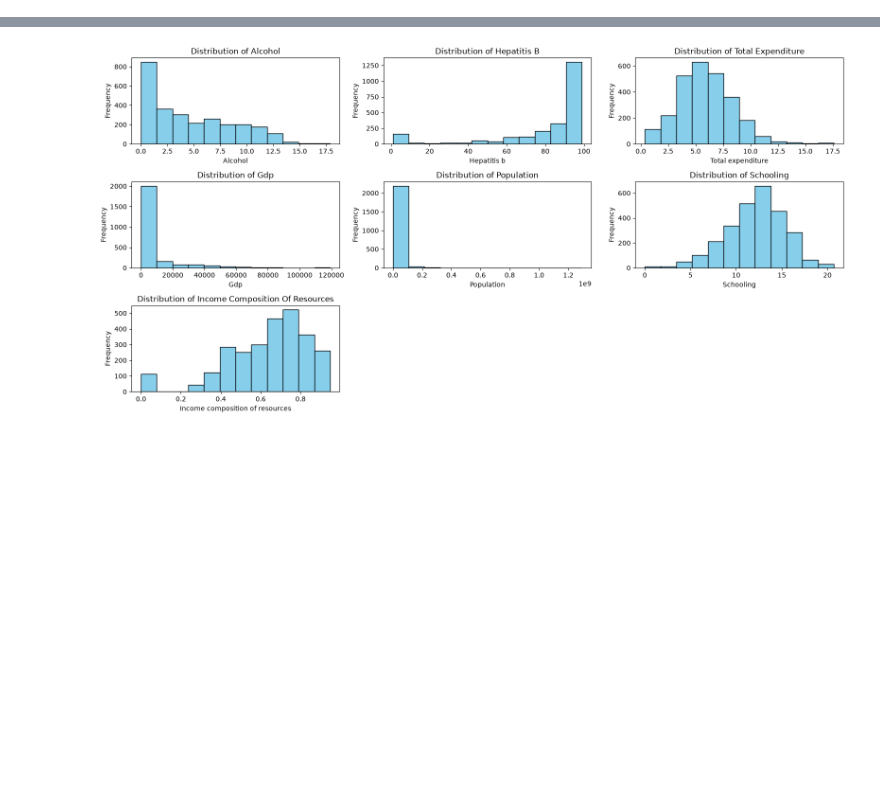
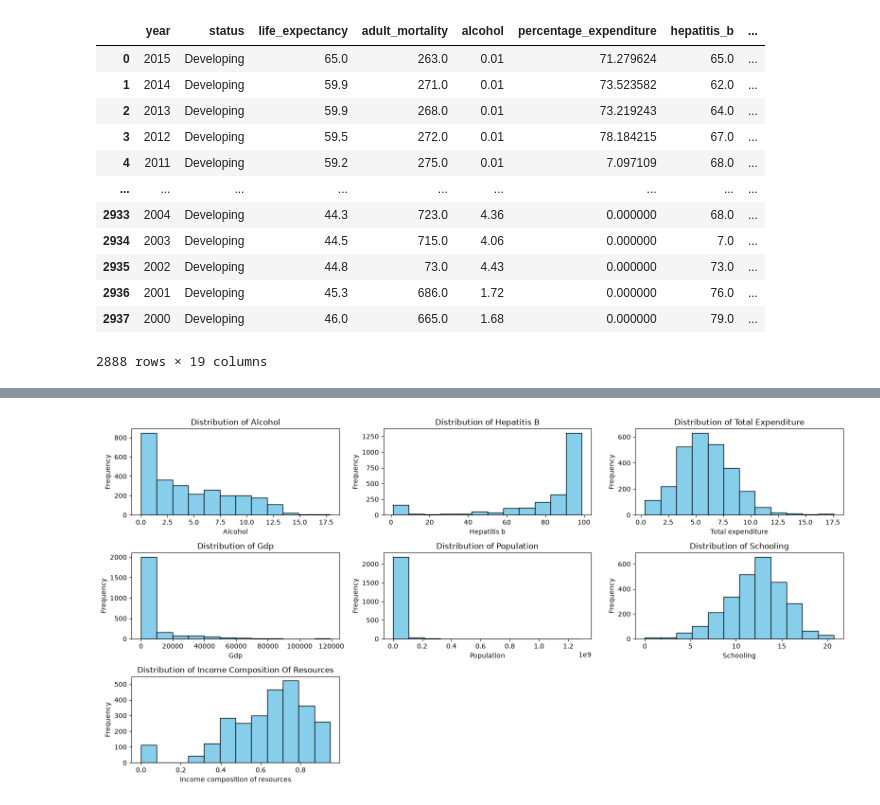
Before and after one commit to Oluwatomilola-Affar/Predictive-Modeling-of-Global-Life-Expectancy, a Jupyter notebook: expectancy.ipynb, the cells around one changed output, grey strips where cells are left out. Drawn from its saved outputs; the diff is of its cells as text; code cells hidden in the pictures; blank space fills up the shorter version.

```diff
--- a/expectancy.ipynb
+++ b/expectancy.ipynb
@@ -18,12 +18,27 @@ imp_median_col = ["hepatitis_b", "schooling"]
 # %%
 data = (
     pd.read_csv("life_expectancy_data.csv")
     .rename(columns= lambda col: col.strip().lower().replace(" ", "_").replace("-", "_").replace("thinness_1_19_years", "thinness_10_19_years"))
     .dropna(subset = drop_columns, how = "any")
     .assign(avg_thinness = lambda x : x[["thinness_10_19_years", "thinness_5_9_years"]].mean(axis = 1))
     .drop(columns = ["infant_deaths", "country", "thinness_10_19_years", "thinness_5_9_years"]) #Feature Engineering
 )
+pd.set_option("display.max_columns", None)
 data
+# %% [output]
+|  | year | status | life_expectancy | adult_mortality | alcohol | percentage_expenditure | hepatitis_b | ... |
+| 0 | 2015 | Developing | 65.0 | 263.0 | 0.01 | 71.279624 | 65.0 | ... |
+| 1 | 2014 | Developing | 59.9 | 271.0 | 0.01 | 73.523582 | 62.0 | ... |
+| 2 | 2013 | Developing | 59.9 | 268.0 | 0.01 | 73.219243 | 64.0 | ... |
+| 3 | 2012 | Developing | 59.5 | 272.0 | 0.01 | 78.184215 | 67.0 | ... |
+| 4 | 2011 | Developing | 59.2 | 275.0 | 0.01 | 7.097109 | 68.0 | ... |
+| ... | ... | ... | ... | ... | ... | ... | ... | ... |
+| 2933 | 2004 | Developing | 44.3 | 723.0 | 4.36 | 0.000000 | 68.0 | ... |
+| 2934 | 2003 | Developing | 44.5 | 715.0 | 4.06 | 0.000000 | 7.0 | ... |
+| 2935 | 2002 | Developing | 44.8 | 73.0 | 4.43 | 0.000000 | 73.0 | ... |
+| 2936 | 2001 | Developing | 45.3 | 686.0 | 1.72 | 0.000000 | 76.0 | ... |
+| 2937 | 2000 | Developing | 46.0 | 665.0 | 1.68 | 0.000000 | 79.0 | ... |
+2888 rows × 19 columns
 # %%
 missing_data = data.isnull().sum()
 total_obv = data.shape[0]
```
Also changed, not shown: parts of 12 cells of this notebook.
